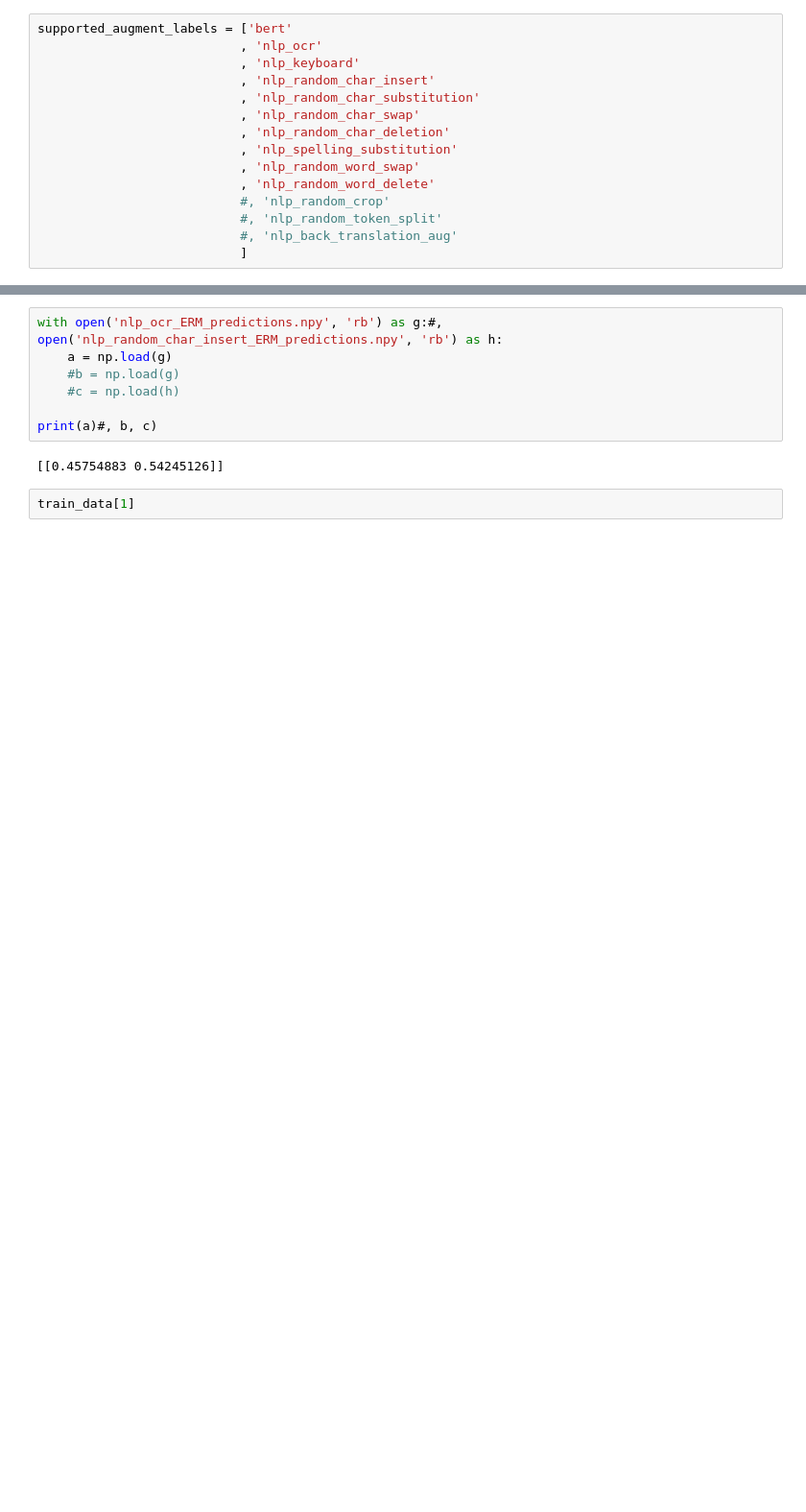
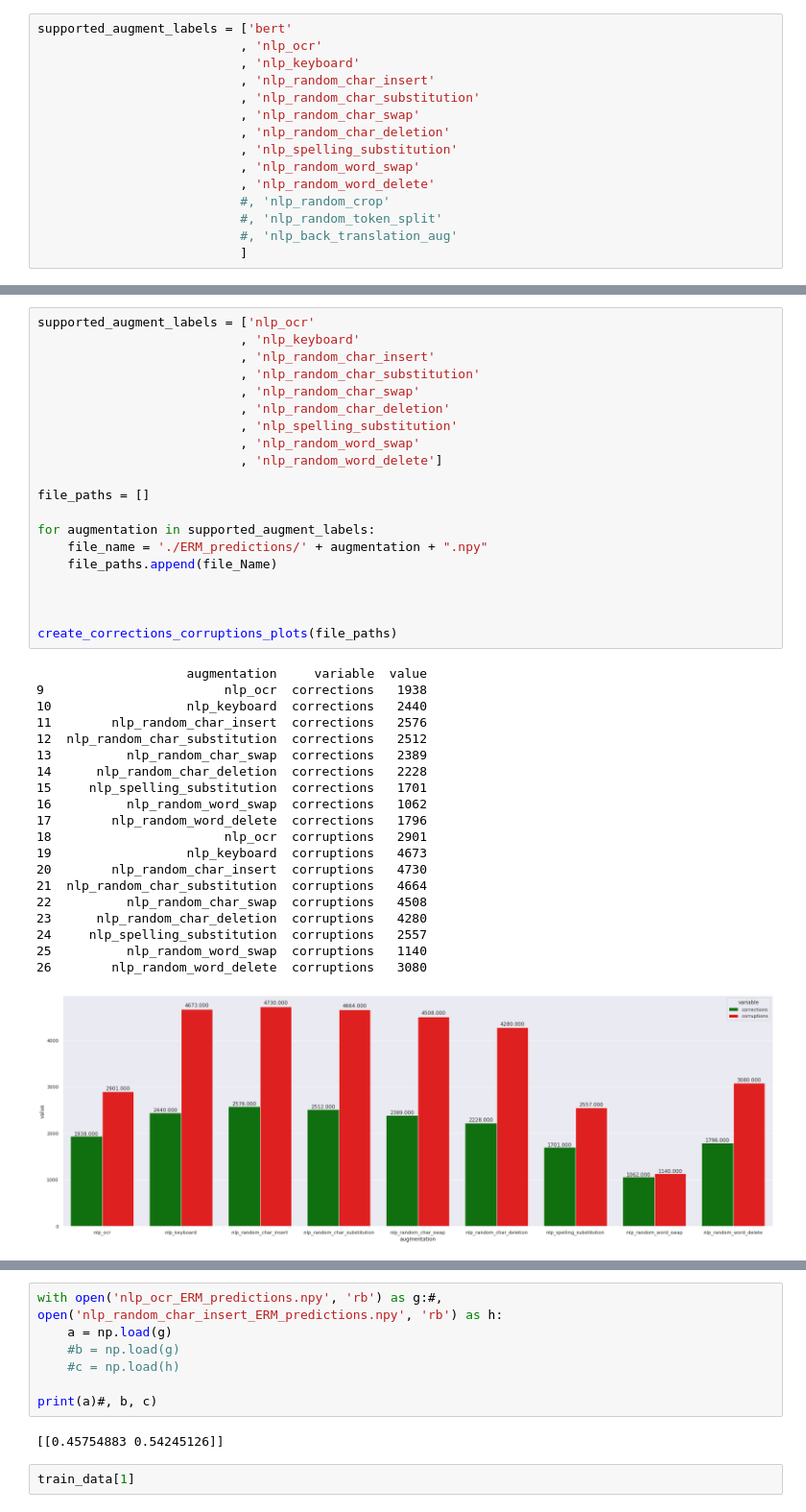
Before and after one commit to divyashan/tta_research, a Jupyter notebook: wilds_amazon_validation.ipynb, the cells around one changed output, grey strips where cells are left out. Shown: that part at 96% size. Saved outputs shown, nothing was run; the diff lists cells and outputs as text; blank space fills up the shorter version.

Commit message:
words and char experiment completed

```diff
--- a/wilds_amazon_validation.ipynb
+++ b/wilds_amazon_validation.ipynb
@@ -476,0 +693,41 @@ create_augmentation_impact_graph(supported_augment_labels)
+# %%
+supported_augment_labels = ['nlp_ocr'
+                           , 'nlp_keyboard'
+                           , 'nlp_random_char_insert'
+                           , 'nlp_random_char_substitution'
+                           , 'nlp_random_char_swap'
+                           , 'nlp_random_char_deletion'
+                           , 'nlp_spelling_substitution'
+                           , 'nlp_random_word_swap'
+                           , 'nlp_random_word_delete']
+
+file_paths = []
+
+for augmentation in supported_augment_labels:
+    file_name = './ERM_predictions/' + augmentation + ".npy"
+    file_paths.append(file_Name)
+
+
+
+create_corrections_corruptions_plots(file_paths)
+# %% [output]
+                    augmentation     variable  value
+9                        nlp_ocr  corrections   1938
+10                  nlp_keyboard  corrections   2440
+11        nlp_random_char_insert  corrections   2576
+12  nlp_random_char_substitution  corrections   2512
+13          nlp_random_char_swap  corrections   2389
+14      nlp_random_char_deletion  corrections   2228
+15     nlp_spelling_substitution  corrections   1701
+16          nlp_random_word_swap  corrections   1062
+17        nlp_random_word_delete  corrections   1796
+18                       nlp_ocr  corruptions   2901
+19                  nlp_keyboard  corruptions   4673
+20        nlp_random_char_insert  corruptions   4730
+21  nlp_random_char_substitution  corruptions   4664
+22          nlp_random_char_swap  corruptions   4508
+23      nlp_random_char_deletion  corruptions   4280
+24     nlp_spelling_substitution  corruptions   2557
+25          nlp_random_word_swap  corruptions   1140
+26        nlp_random_word_delete  corruptions   3080
+[figure, added]
```
Also changed, not shown: parts of 62 cells of this notebook, 1 other file.
